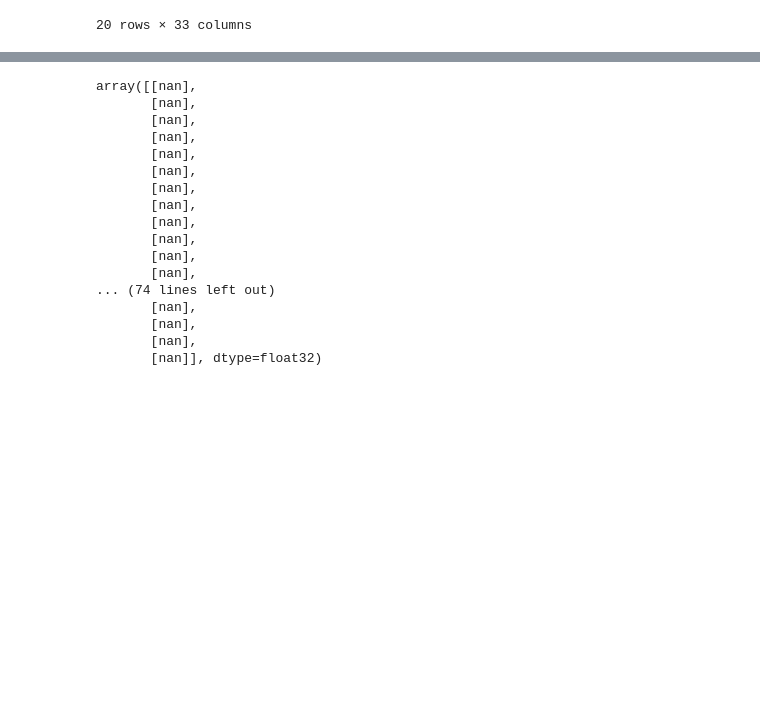
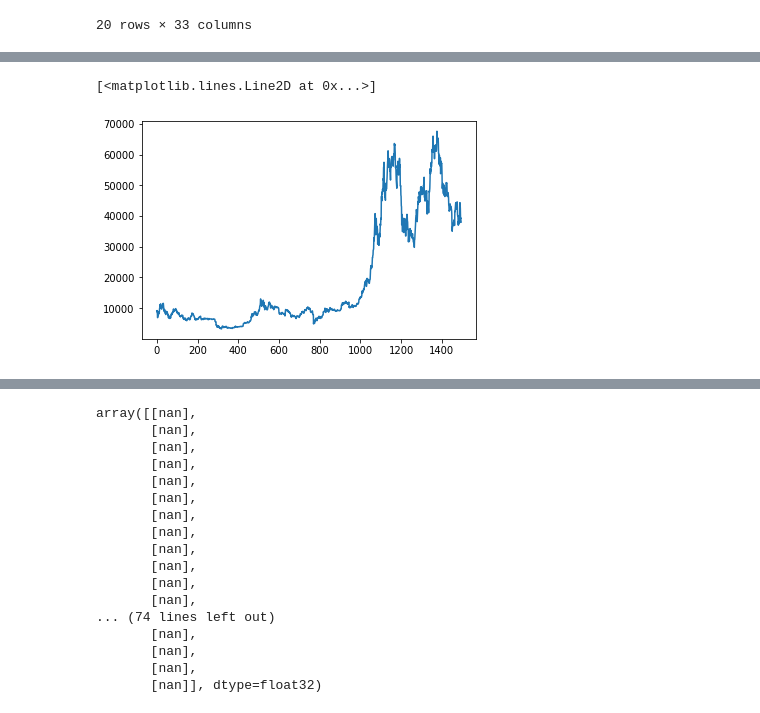
Before and after one commit to AlexandreLaizet/bitcoin_deep_learning, a Jupyter notebook: notebooks/Aloys_notebook.ipynb, the cells around one changed output, grey strips where cells are left out. Saved outputs shown, nothing was run; the diff lists cells and outputs as text; code cells hidden in the pictures; blank space fills up the shorter version.

```diff
--- a/notebooks/Aloys_notebook.ipynb
+++ b/notebooks/Aloys_notebook.ipynb
@@ -153,0 +167,5 @@ Y_pred = model.run(X_test,X_train,Y_train)
+# %%
+plt.plot(train_df["[+]_[T]_Bitcoin_Price"])
+# %% [output]
+[<matplotlib.lines.Line2D at 0x...>]
+[figure, added]
```
Also changed, not shown: parts of 41 cells of this notebook, 1 other file.
